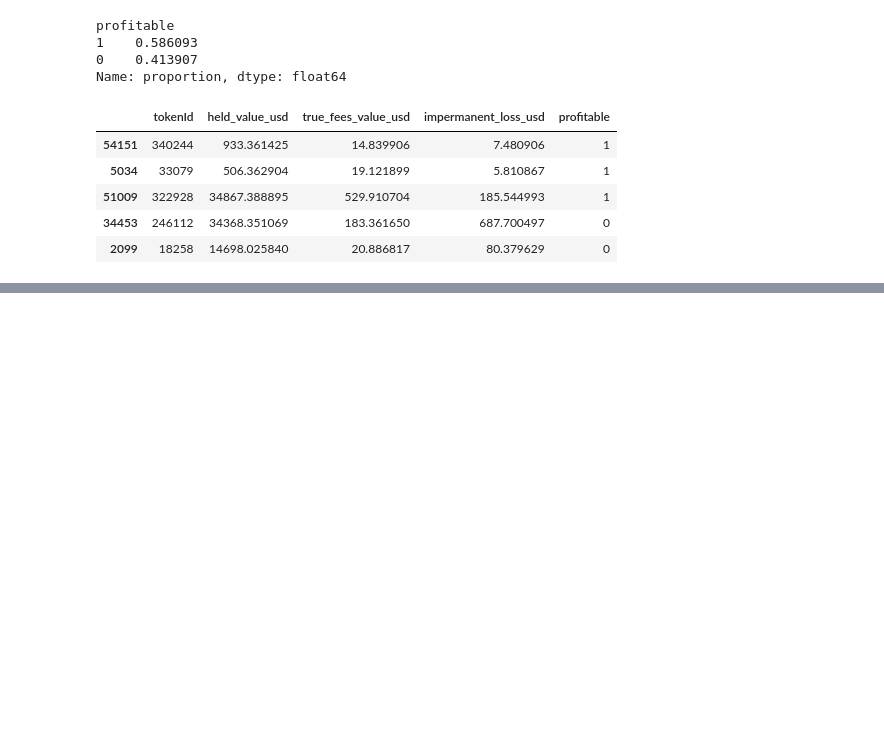
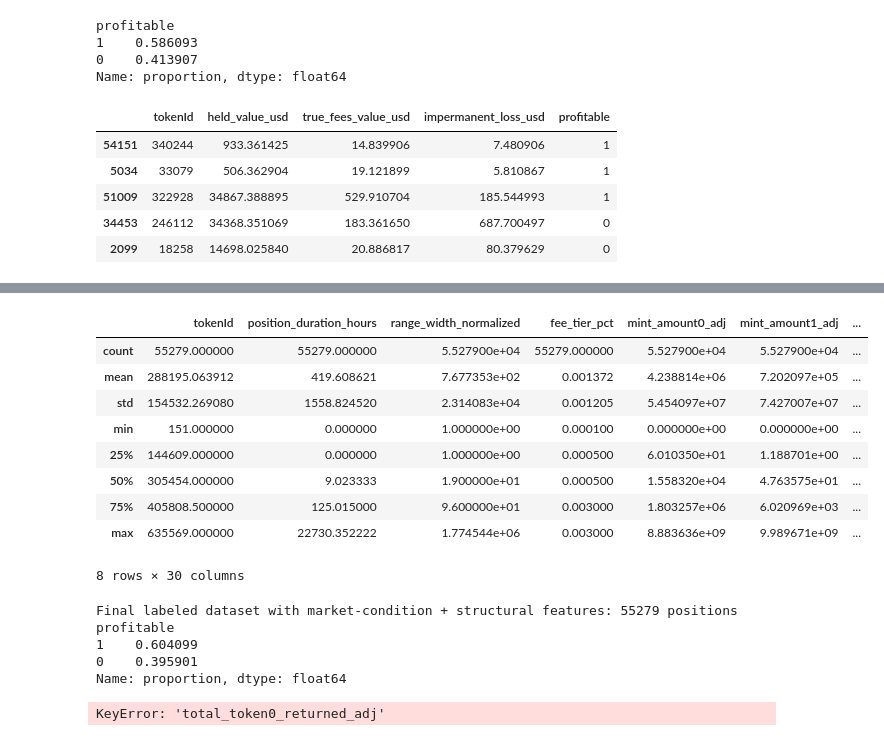
Before and after one commit to nisarg-m-shah/Research-Project-1, a Jupyter notebook: test.ipynb, the cells around one changed output, grey strips where cells are left out. Saved outputs shown, nothing was run; the diff lists cells and outputs as text; code cells hidden in the pictures; blank space fills up the shorter version.

```diff
--- a/test.ipynb
+++ b/test.ipynb
@@ -1751,0 +1385,35 @@ data.describe()
+# %%
+df.describe()
+# %% [output]
+|  | tokenId | position_duration_hours | range_width_normalized | fee_tier_pct | mint_amount0_adj | mint_amount1_adj | ... |
+| count | 55279.000000 | 55279.000000 | 5.527900e+04 | 55279.000000 | 5.527900e+04 | 5.527900e+04 | ... |
+| mean | 288195.063912 | 419.608621 | 7.677353e+02 | 0.001372 | 4.238814e+06 | 7.202097e+05 | ... |
+| std | 154532.269080 | 1558.824520 | 2.314083e+04 | 0.001205 | 5.454097e+07 | 7.427007e+07 | ... |
+| min | 151.000000 | 0.000000 | 1.000000e+00 | 0.000100 | 0.000000e+00 | 0.000000e+00 | ... |
+| 25% | 144609.000000 | 0.000000 | 1.000000e+00 | 0.000500 | 6.010350e+01 | 1.188701e+00 | ... |
+| 50% | 305454.000000 | 9.023333 | 1.900000e+01 | 0.000500 | 1.558320e+04 | 4.763575e+01 | ... |
+| 75% | 405808.500000 | 125.015000 | 9.600000e+01 | 0.003000 | 1.803257e+06 | 6.020969e+03 | ... |
+| max | 635569.000000 | 22730.352222 | 1.774544e+06 | 0.003000 | 8.883636e+09 | 9.989671e+09 | ... |
+8 rows × 30 columns
+# %%
+print(f"Final labeled dataset with market-condition + structural features: {len(df)} positions")
+print(df['profitable'].value_counts(normalize=True))
+# %% [output]
+Final labeled dataset with market-condition + structural features: 55279 positions
+profitable
+1    0.604099
+0    0.395901
+Name: proportion, dtype: float64
+# %%
+pos_labeled_base = pd.read_csv("final_merged_dataset_v5.csv")
+
+# before running the outlier filter, inspect what's actually being excluded
+dropped_rows = pos_labeled_base[
+    (pos_labeled_base['mint_amount0_adj'] > 1e10) |
+    (pos_labeled_base['mint_amount1_adj'] > 1e10) |
+    (pos_labeled_base['total_token0_returned_adj'] > 1e10)
+]
+print(len(dropped_rows))
+print(dropped_rows[['mint_amount0_adj', 'mint_amount1_adj', 'total_token0_returned_adj']].describe())
+# %% [output]
+KeyError: 'total_token0_returned_adj'
```
Also changed, not shown: parts of 21 cells of this notebook, 24 other files.
